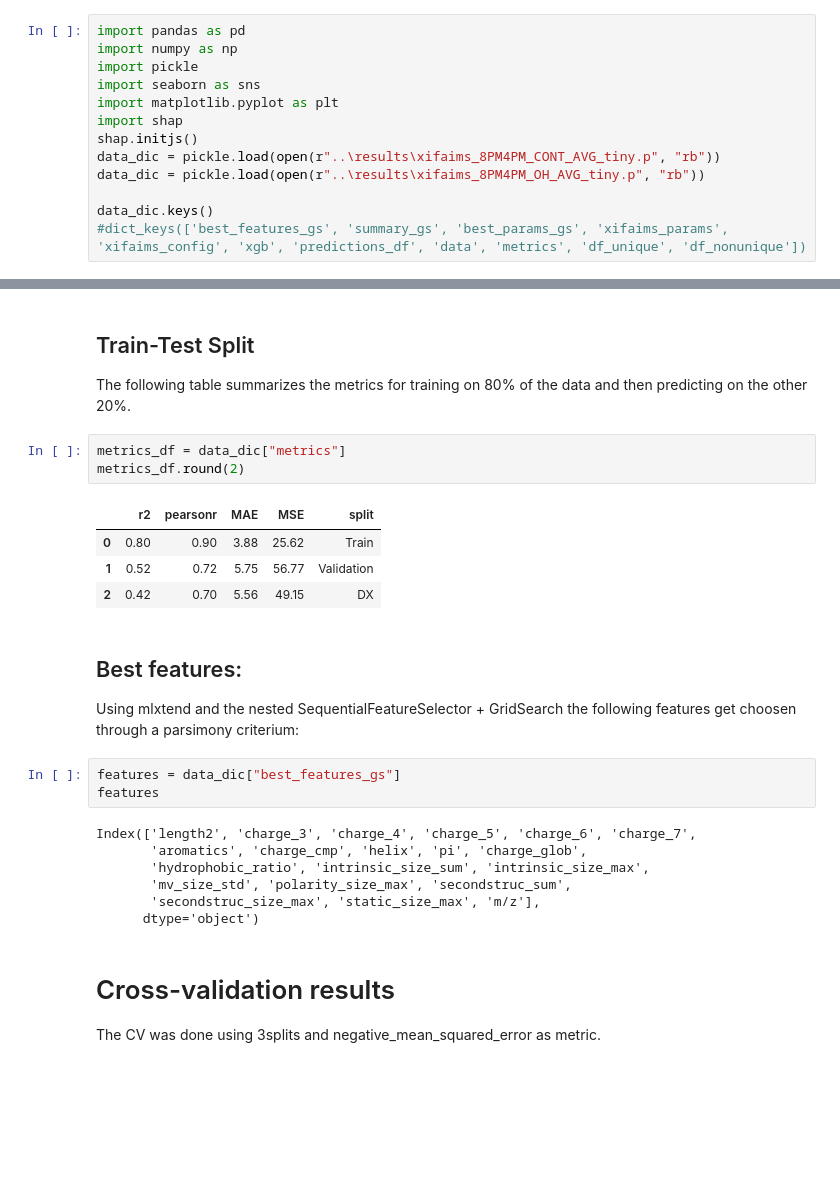
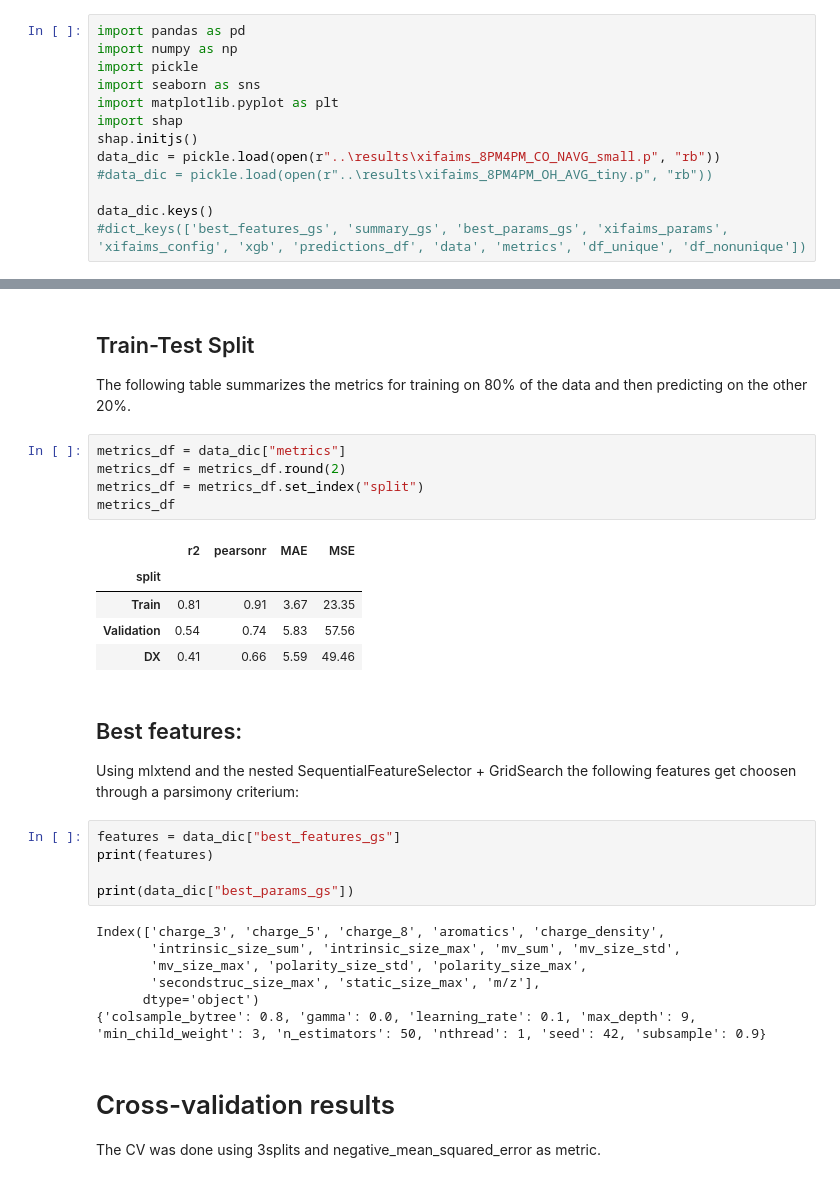
Before and after one commit to harel-coffee/xiFAIMS-auto, a Jupyter notebook: notebooks/xgboost_final.ipynb, the cells around one changed output, grey strips where cells are left out. Drawn from its saved outputs; the diff is of its cells as text; blank space fills up the shorter version.

```diff
--- a/notebooks/xgboost_final.ipynb
+++ b/notebooks/xgboost_final.ipynb
@@ -23,8 +23,8 @@ import seaborn as sns
 import matplotlib.pyplot as plt
 import shap
 shap.initjs()
-data_dic = pickle.load(open(r"..\results\xifaims_8PM4PM_CONT_AVG_tiny.p", "rb"))
-data_dic = pickle.load(open(r"..\results\xifaims_8PM4PM_OH_AVG_tiny.p", "rb"))
+data_dic = pickle.load(open(r"..\results\xifaims_8PM4PM_CO_NAVG_small.p", "rb"))
+#data_dic = pickle.load(open(r"..\results\xifaims_8PM4PM_OH_AVG_tiny.p", "rb"))
 
 data_dic.keys()
 #dict_keys(['best_features_gs', 'summary_gs', 'best_params_gs', 'xifaims_params', 'xifaims_config', 'xgb', 'predictions_df', 'data', 'metrics', 'df_unique', 'df_nonunique'])
@@ -37,26 +37,31 @@ dict_keys(['best_features_gs', 'summary_gs', 'best_params_gs', 'xifaims_params',
 The following table summarizes the metrics for training on 80% of the data and then predicting on the other 20%.
 # %%
 metrics_df = data_dic["metrics"]
-metrics_df.round(2)
+metrics_df = metrics_df.round(2)
+metrics_df = metrics_df.set_index("split")
+metrics_df
 # %% [output]
-|  | r2 | pearsonr | MAE | MSE | split |
-| 0 | 0.80 | 0.90 | 3.88 | 25.62 | Train |
-| 1 | 0.52 | 0.72 | 5.75 | 56.77 | Validation |
-| 2 | 0.42 | 0.70 | 5.56 | 49.15 | DX |
+|  | r2 | pearsonr | MAE | MSE |
+| split |  |  |  |  |
+| Train | 0.81 | 0.91 | 3.67 | 23.35 |
+| Validation | 0.54 | 0.74 | 5.83 | 57.56 |
+| DX | 0.41 | 0.66 | 5.59 | 49.46 |
 # %% [markdown]
 ## Best features:
 
 Using mlxtend and the nested SequentialFeatureSelector + GridSearch the following features get choosen through a parsimony criterium:
 # %%
 features = data_dic["best_features_gs"]
-features
+print(features)
+
+print(data_dic["best_params_gs"])
 # %% [output]
-Index(['length2', 'charge_3', 'charge_4', 'charge_5', 'charge_6', 'charge_7',
-       'aromatics', 'charge_cmp', 'helix', 'pi', 'charge_glob',
-       'hydrophobic_ratio', 'intrinsic_size_sum', 'intrinsic_size_max',
-       'mv_size_std', 'polarity_size_max', 'secondstruc_sum',
+Index(['charge_3', 'charge_5', 'charge_8', 'aromatics', 'charge_density',
+       'intrinsic_size_sum', 'intrinsic_size_max', 'mv_sum', 'mv_size_std',
+       'mv_size_max', 'polarity_size_std', 'polarity_size_max',
        'secondstruc_size_max', 'static_size_max', 'm/z'],
       dtype='object')
+{'colsample_bytree': 0.8, 'gamma': 0.0, 'learning_rate': 0.1, 'max_depth': 9, 'min_child_weight': 3, 'n_estimators': 50, 'nthread': 1, 'seed': 42, 'subsample': 0.9}
 # %% [markdown]
 # Cross-validation results
 
```
Also changed, not shown: parts of 13 cells of this notebook, 4 other files.
